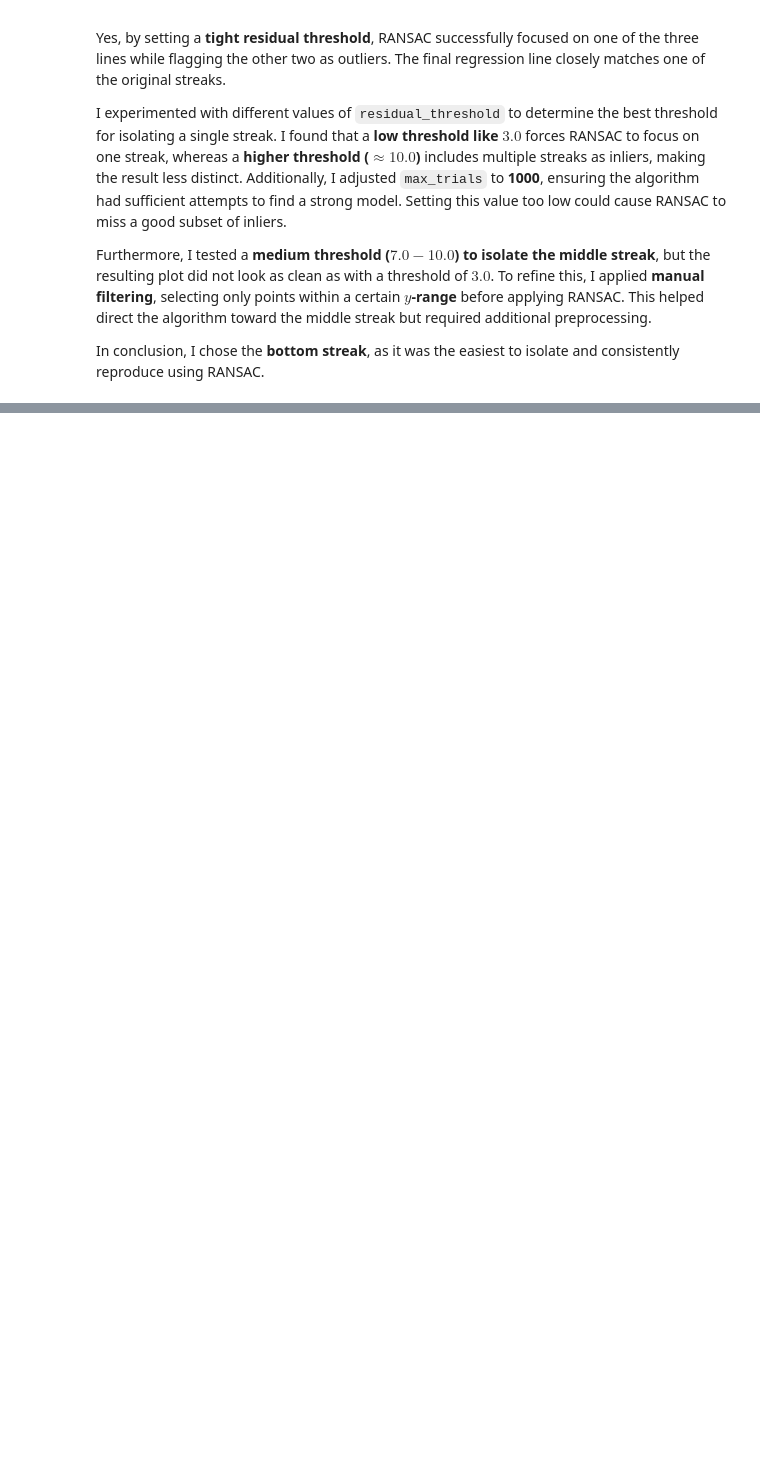
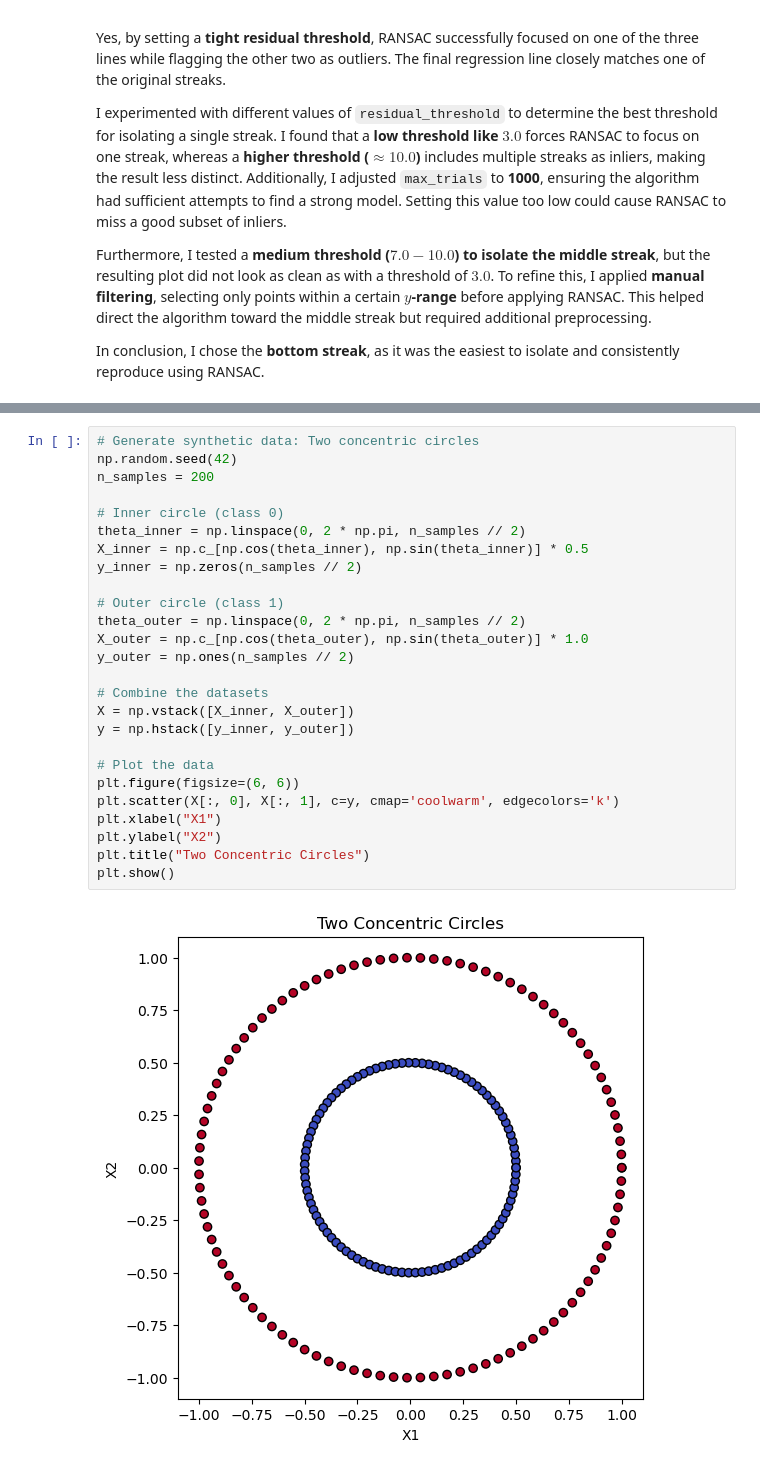
Before and after one commit to ibrikk/ML-templates, a Jupyter notebook: ML-VT/HW2/HW2.ipynb, the cells around one changed output, grey strips where cells are left out. Drawn from its saved outputs; the diff is of its cells as text; blank space fills up the shorter version.

```diff
--- a/ML-VT/HW2/HW2.ipynb
+++ b/ML-VT/HW2/HW2.ipynb
@@ -249,0 +262,28 @@ In conclusion, I chose the **bottom streak**, as it was the easiest to isolate a
+# %%
+# Generate synthetic data: Two concentric circles
+np.random.seed(42)
+n_samples = 200
+
+# Inner circle (class 0)
+theta_inner = np.linspace(0, 2 * np.pi, n_samples // 2)
+X_inner = np.c_[np.cos(theta_inner), np.sin(theta_inner)] * 0.5
+y_inner = np.zeros(n_samples // 2)
+
+# Outer circle (class 1)
+theta_outer = np.linspace(0, 2 * np.pi, n_samples // 2)
+X_outer = np.c_[np.cos(theta_outer), np.sin(theta_outer)] * 1.0
+y_outer = np.ones(n_samples // 2)
+
+# Combine the datasets
+X = np.vstack([X_inner, X_outer])
+y = np.hstack([y_inner, y_outer])
+
+# Plot the data
+plt.figure(figsize=(6, 6))
+plt.scatter(X[:, 0], X[:, 1], c=y, cmap='coolwarm', edgecolors='k')
+plt.xlabel("X1")
+plt.ylabel("X2")
+plt.title("Two Concentric Circles")
+plt.show()
+# %% [output]
+[figure, added]
```
Also changed, not shown: parts of 7 cells of this notebook, 1 other file.
